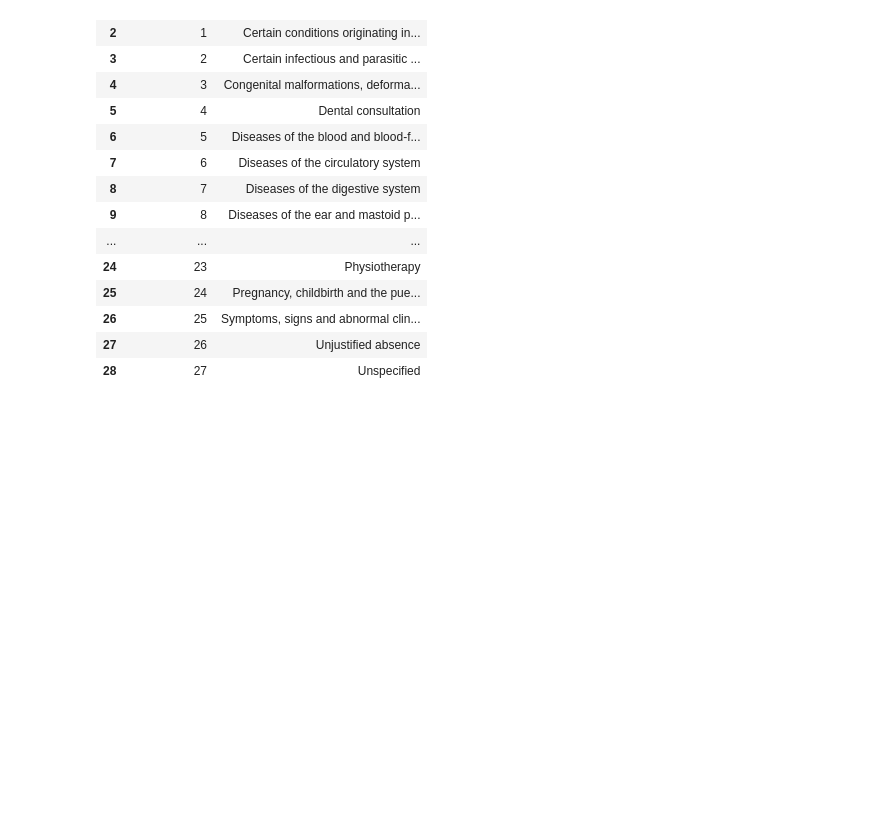
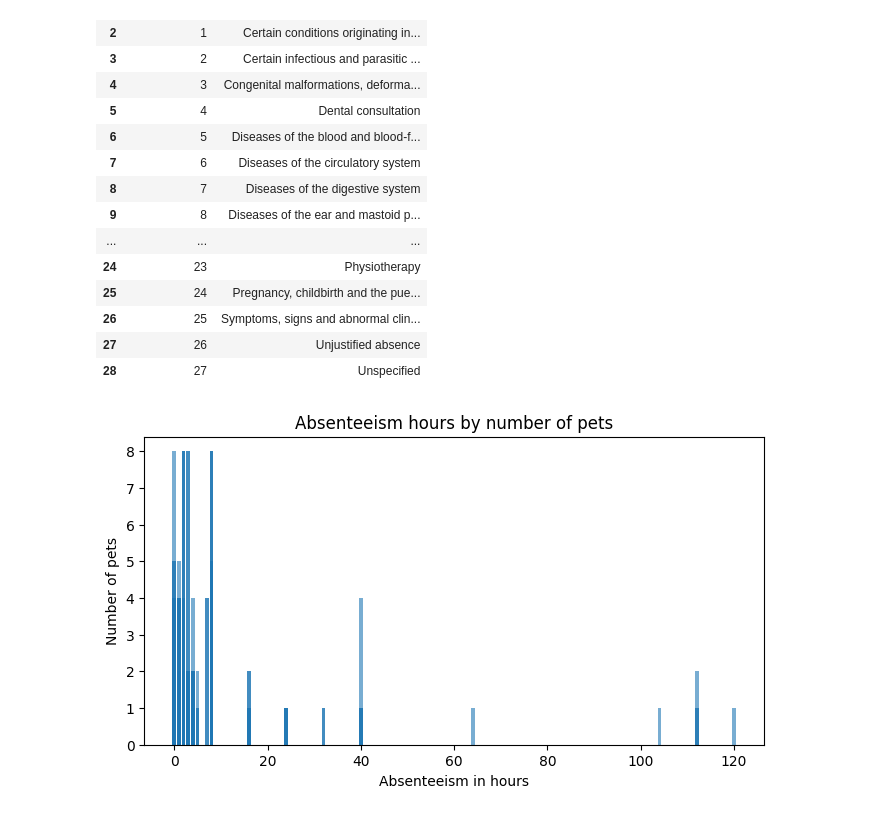
Before and after one commit to Tyler-Johnston/Absentee-Analysis, a Jupyter notebook: Group10_DMI_2526.ipynb, the cells around one changed output. Saved outputs shown, nothing was run; the diff lists cells and outputs as text; code cells hidden in the pictures; blank space fills up the shorter version.

```diff
--- a/Group10_DMI_2526.ipynb
+++ b/Group10_DMI_2526.ipynb
@@ -119,9 +120,11 @@ reason_lookup
 # %%
 # analyse between pet ownership and higher number of absent hours
 
 plt.figure(figsize=(8,4))
-plt.scatter(df['Absenteesim time in hours'], df['Number of pets'], alpha=0.6)
+plt.bar(df['Absenteeism time in hours'], df['Number of pets'], alpha=0.6)
 plt.title("Absenteeism hours by number of pets")
-plt.xlabel("Number of pets")
-plt.ylabel("Absenteeism hours")
+plt.xlabel("Absenteeism in hours")
+plt.ylabel("Number of pets")
 plt.show()
+# %% [output]
+[figure, added]
```
Also changed, not shown: parts of 2 cells of this notebook.
